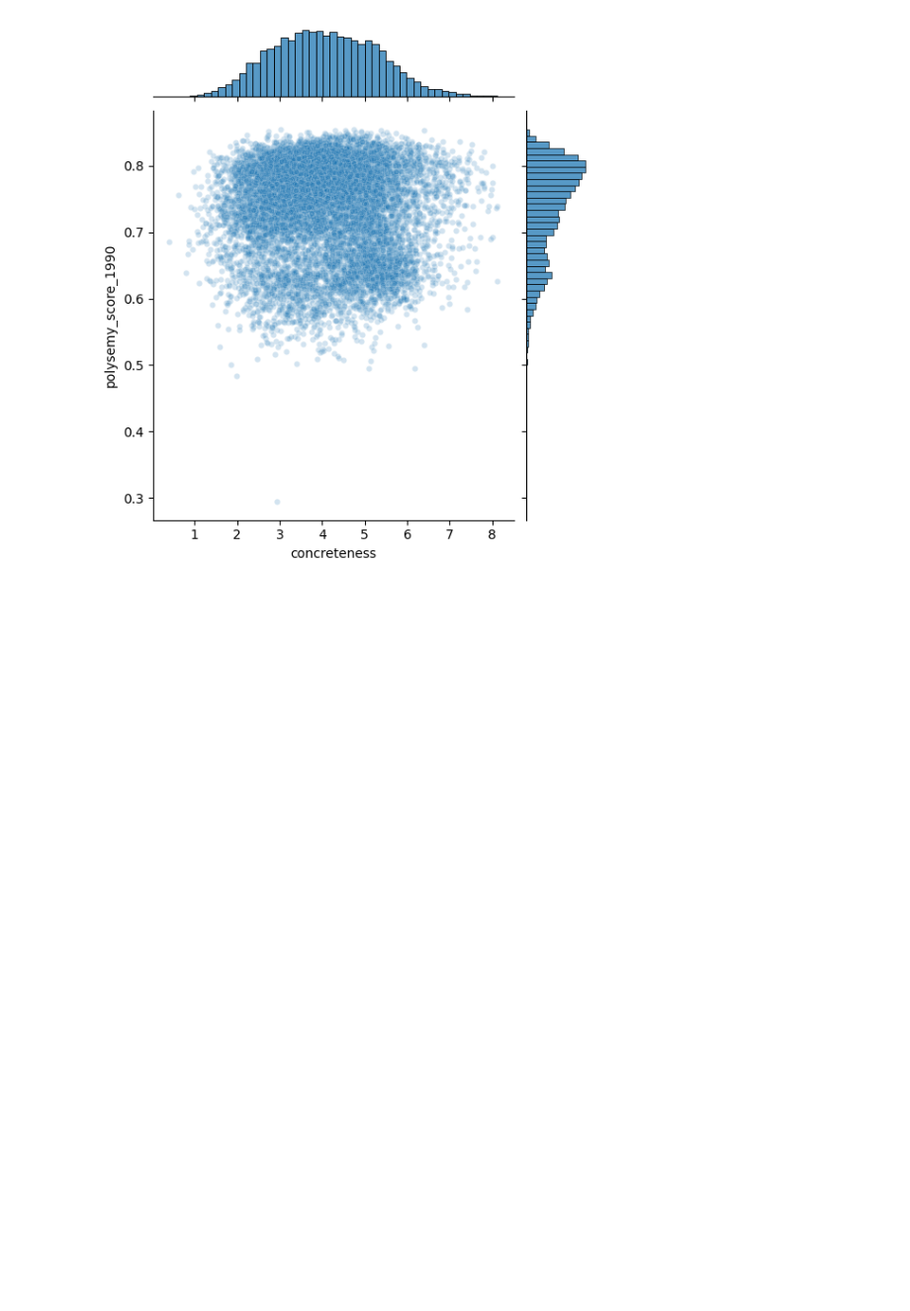
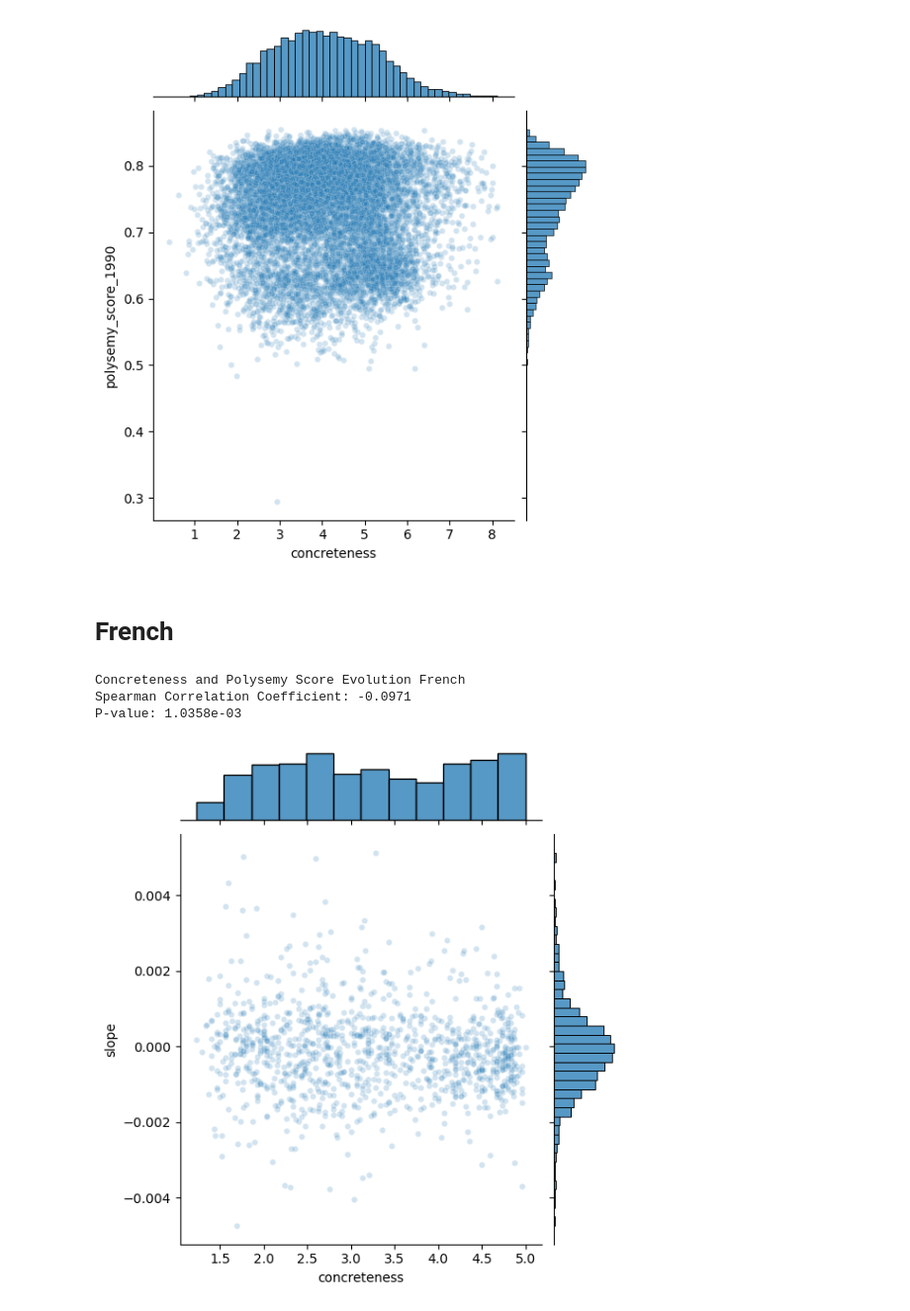
Before and after one commit to AndreasScheicher/language-diversity, a Jupyter notebook: run.ipynb, the cells around one changed output. Shown at 99% size. Drawn from its saved outputs; the diff is of its cells as text; code cells hidden in the pictures; blank space fills up the shorter version.

```diff
--- a/run.ipynb
+++ b/run.ipynb
@@ -14,6 +14,6 @@ contemp = pd.read_csv(os.path.join(folder, 'contemp_polysemy_score_german.csv'),
 conc = pd.read_csv(os.path.join(folder, 'concreteness_ger.csv'), sep=';', index_col='Word')
 # %%
-def get_spearman_corr(df, column, name, conc=conc):
+def get_spearman_corr(df, column, name, conc):
     # create merged dataset
     merged = pd.merge(left=conc, right=df[[column]], left_index=True, right_index=True, how='inner')
     merged.dropna(inplace=True)
@@ -54,3 +54,18 @@ Concreteness and Historic Polysemy Score 1990s
 Spearman Correlation Coefficient: -0.0522
 P-value: 6.9536e-08
 [figure]
+# %% [markdown]
+# French
+# %%
+language = 'french'
+folder = os.path.join(config.PROCESSED_DATA_DIR, language)
+hist = pd.read_csv(os.path.join(folder, f'hist_polysemy_score_{language}.csv'), sep=';', index_col=0)
+contemp = pd.read_csv(os.path.join(folder, f'contemp_polysemy_score_{language}.csv'), sep=';', index_col=0)
+conc = pd.read_csv(os.path.join(folder, 'concreteness_fre.csv'), sep=';', index_col=0)
+# %%
+get_spearman_corr(hist, 'slope', 'Polysemy Score Evolution French', conc)
+# %% [output]
+Concreteness and Polysemy Score Evolution French
+Spearman Correlation Coefficient: -0.0971
+P-value: 1.0358e-03
+[figure, added]
```
Also changed, not shown: parts of 11 cells of this notebook.
